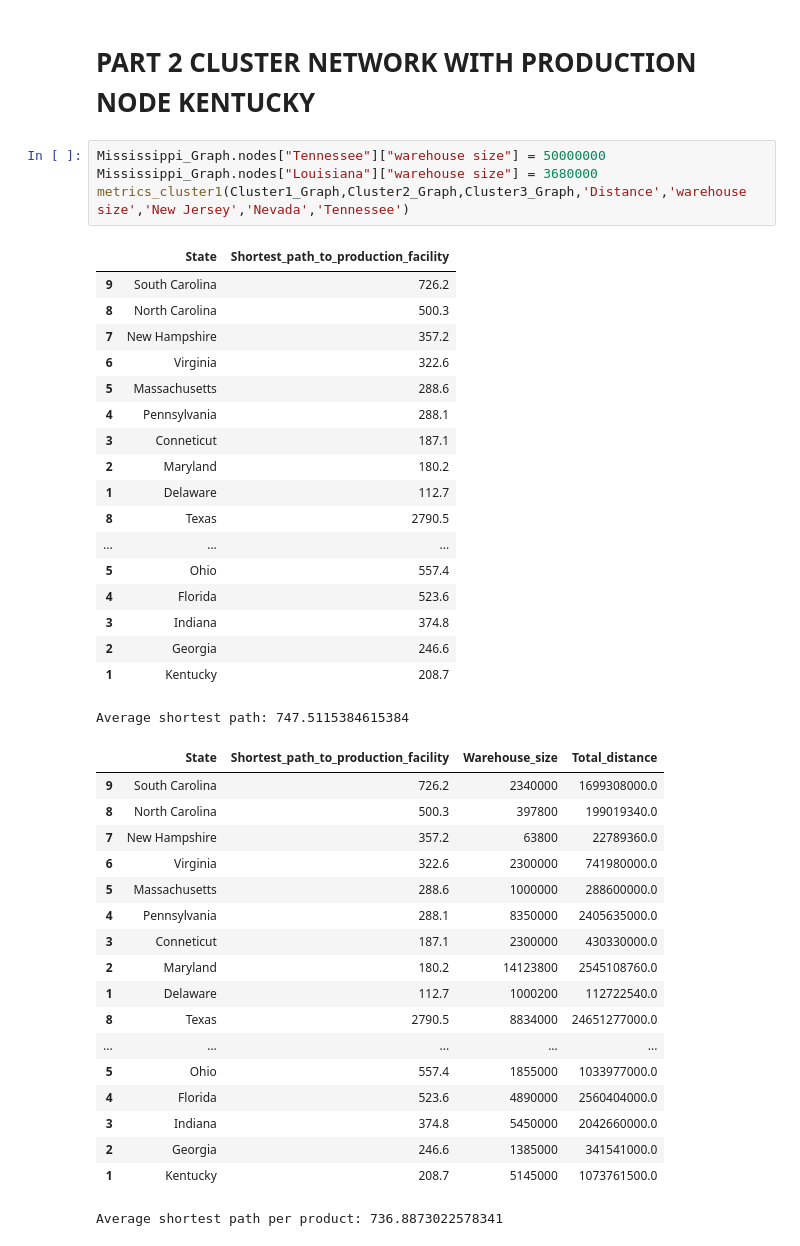
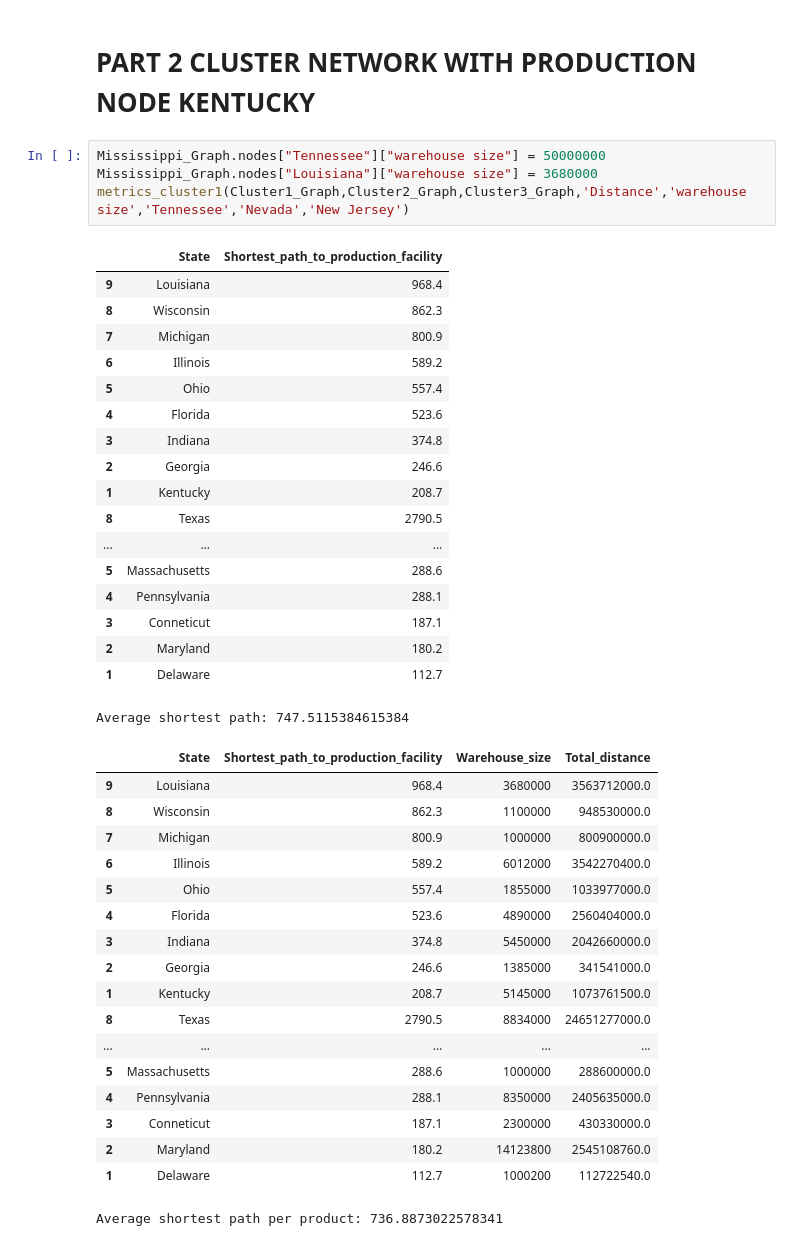
Before and after one commit to kelvinengee/network, a Jupyter notebook: Mississippi.ipynb, the cells around one changed output. Cells and saved outputs as stored; diff of their text form.

```diff
--- a/Mississippi.ipynb
+++ b/Mississippi.ipynb
@@ -1269,41 +1231,41 @@ Average shortest path per product: 947.9488471379472
 # %%
 Mississippi_Graph.nodes["Tennessee"]["warehouse size"] = 50000000
 Mississippi_Graph.nodes["Louisiana"]["warehouse size"] = 3680000
-metrics_cluster1(Cluster1_Graph,Cluster2_Graph,Cluster3_Graph,'Distance','warehouse size','New Jersey','Nevada','Tennessee')
+metrics_cluster1(Cluster1_Graph,Cluster2_Graph,Cluster3_Graph,'Distance','warehouse size','Tennessee','Nevada','New Jersey')
 # %% [output]
 |  | State | Shortest_path_to_production_facility |
-| 9 | South Carolina | 726.2 |
-| 8 | North Carolina | 500.3 |
-| 7 | New Hampshire | 357.2 |
-| 6 | Virginia | 322.6 |
+| 9 | Louisiana | 968.4 |
+| 8 | Wisconsin | 862.3 |
+| 7 | Michigan | 800.9 |
+| 6 | Illinois | 589.2 |
+| 5 | Ohio | 557.4 |
+| 4 | Florida | 523.6 |
+| 3 | Indiana | 374.8 |
+| 2 | Georgia | 246.6 |
+| 1 | Kentucky | 208.7 |
+| 8 | Texas | 2790.5 |
+| ... | ... | ... |
 | 5 | Massachusetts | 288.6 |
 | 4 | Pennsylvania | 288.1 |
 | 3 | Conneticut | 187.1 |
 | 2 | Maryland | 180.2 |
 | 1 | Delaware | 112.7 |
-| 8 | Texas | 2790.5 |
-| ... | ... | ... |
-| 5 | Ohio | 557.4 |
-| 4 | Florida | 523.6 |
-| 3 | Indiana | 374.8 |
-| 2 | Georgia | 246.6 |
-| 1 | Kentucky | 208.7 |
 Average shortest path: 747.5115384615384
 |  | State | Shortest_path_to_production_facility | Warehouse_size | Total_distance |
-| 9 | South Carolina | 726.2 | 2340000 | 1699308000.0 |
-| 8 | North Carolina | 500.3 | 397800 | 199019340.0 |
-| 7 | New Hampshire | 357.2 | 63800 | 22789360.0 |
-| 6 | Virginia | 322.6 | 2300000 | 741980000.0 |
+| 9 | Louisiana | 968.4 | 3680000 | 3563712000.0 |
+| 8 | Wisconsin | 862.3 | 1100000 | 948530000.0 |
+| 7 | Michigan | 800.9 | 1000000 | 800900000.0 |
+| 6 | Illinois | 589.2 | 6012000 | 3542270400.0 |
+| 5 | Ohio | 557.4 | 1855000 | 1033977000.0 |
+| 4 | Florida | 523.6 | 4890000 | 2560404000.0 |
+| 3 | Indiana | 374.8 | 5450000 | 2042660000.0 |
+| 2 | Georgia | 246.6 | 1385000 | 341541000.0 |
+| 1 | Kentucky | 208.7 | 5145000 | 1073761500.0 |
+| 8 | Texas | 2790.5 | 8834000 | 24651277000.0 |
+| ... | ... | ... | ... | ... |
 | 5 | Massachusetts | 288.6 | 1000000 | 288600000.0 |
 | 4 | Pennsylvania | 288.1 | 8350000 | 2405635000.0 |
 | 3 | Conneticut | 187.1 | 2300000 | 430330000.0 |
 | 2 | Maryland | 180.2 | 14123800 | 2545108760.0 |
 | 1 | Delaware | 112.7 | 1000200 | 112722540.0 |
-| 8 | Texas | 2790.5 | 8834000 | 24651277000.0 |
-| ... | ... | ... | ... | ... |
-| 5 | Ohio | 557.4 | 1855000 | 1033977000.0 |
-| 4 | Florida | 523.6 | 4890000 | 2560404000.0 |
-| 3 | Indiana | 374.8 | 5450000 | 2042660000.0 |
-| 2 | Georgia | 246.6 | 1385000 | 341541000.0 |
-| 1 | Kentucky | 208.7 | 5145000 | 1073761500.0 |
 Average shortest path per product: 736.8873022578341
```
Also changed, not shown: parts of 20 cells of this notebook.
